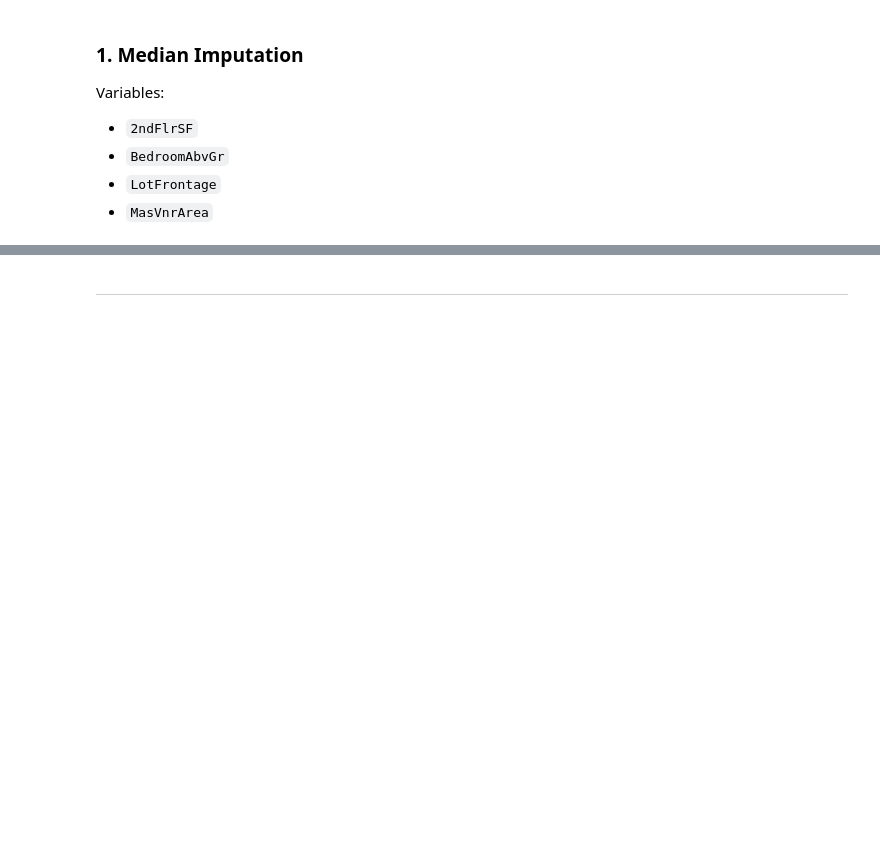
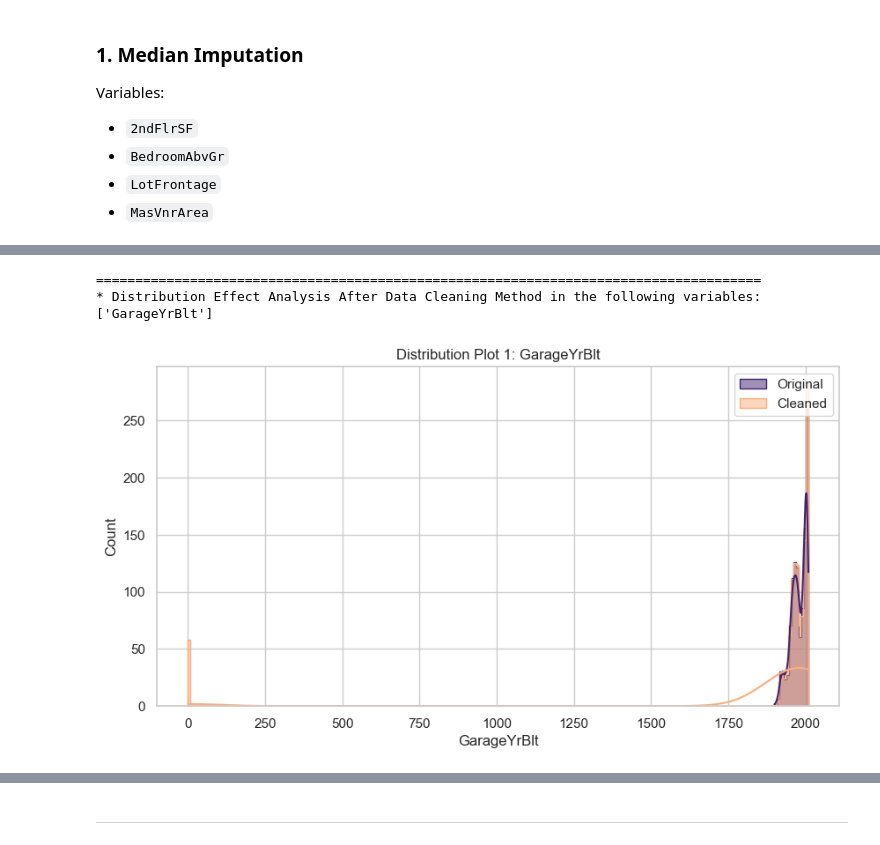
Before and after one commit to frankiesanjana/housing-price-predictor, a Jupyter notebook: jupyter_notebooks/02-data-cleaning.ipynb, the cells around one changed output, grey strips where cells are left out. Cells and saved outputs as stored; diff of their text form; code cells hidden in the pictures; blank space fills up the shorter version.

```diff
--- a/jupyter_notebooks/02-data-cleaning.ipynb
+++ b/jupyter_notebooks/02-data-cleaning.ipynb
@@ -428,0 +466,12 @@ Variables:
+# %%
+vars_to_zero = ['GarageYrBlt']
+imputer = ArbitraryNumberImputer(arbitrary_number=0, variables=vars_to_zero)
+df_method = imputer.fit_transform(TrainSet)
+data_cleaning_effect(df_original=TrainSet,
+                     df_cleaned=df_method,
+                     variables_applied_with_method=vars_to_zero)
+# %% [output]
+=====================================================================================
+* Distribution Effect Analysis After Data Cleaning Method in the following variables:
+['GarageYrBlt']
+[figure, added]
```
Also changed, not shown: parts of 10 cells of this notebook.
